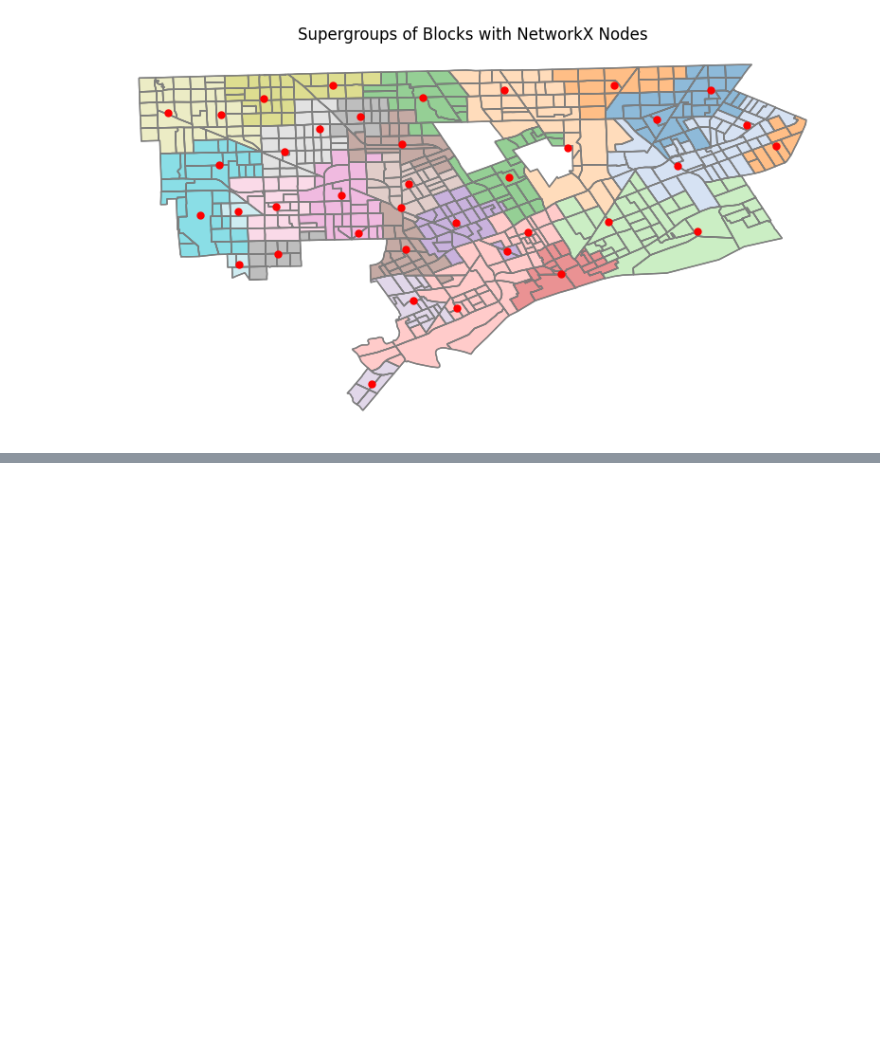
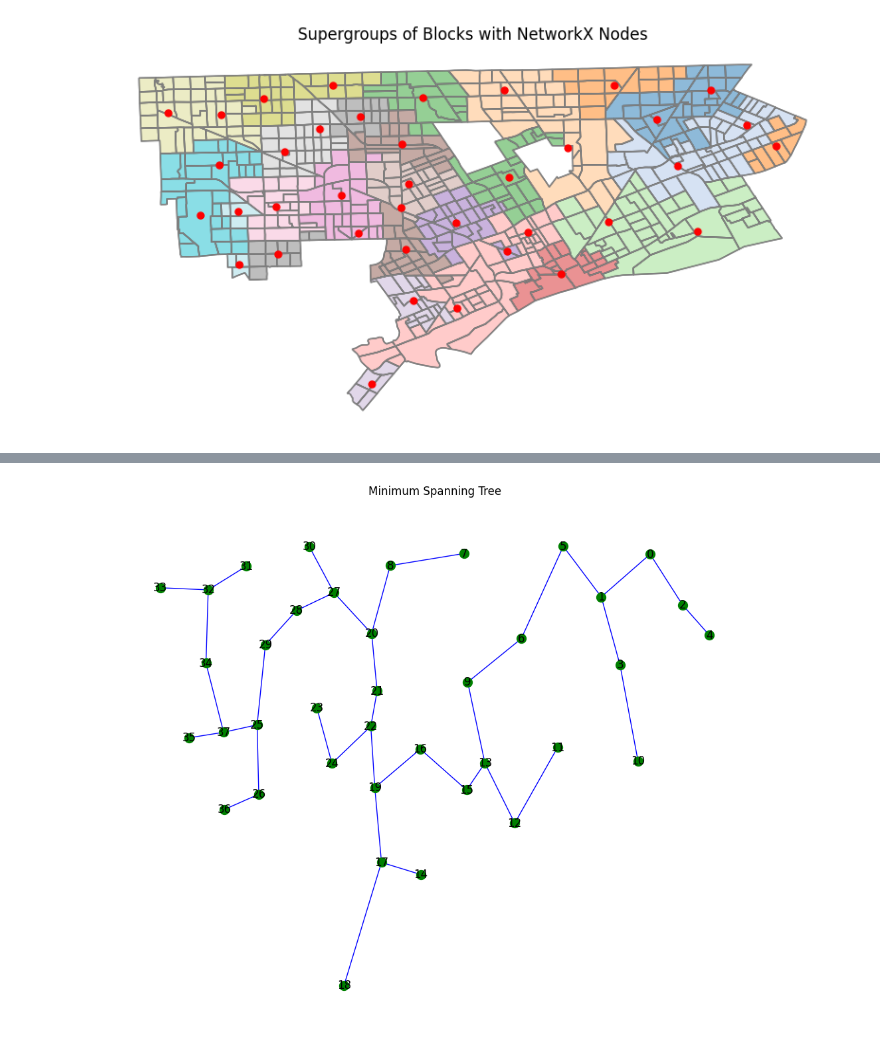
Before and after one commit to mgagea/CMSE202-Final-Project, a Jupyter notebook: Main_Project.ipynb, the cells around one changed output, grey strips where cells are left out. Drawn from its saved outputs; the diff is of its cells as text; code cells hidden in the pictures; blank space fills up the shorter version.

```diff
--- a/Main_Project.ipynb
+++ b/Main_Project.ipynb
@@ -457,3 +438,8 @@ for node, (x, y) in pos.items():
 plt.show()
 # %% [output]
 [figure]
+# %%
+import numpy as np
+coordinates_list = list(pos.values())
+coordinates_array = np.array(coordinates_list)
+coordinates_array
@@ -459,0 +464,24 @@ plt.show()
+# %%
+import numpy as np
+import networkx as nx
+import matplotlib.pyplot as plt
+from scipy.spatial import distance
+
+def plot_minimum_spanning_tree(coordinates):
+    G = nx.complete_graph(len(coordinates))
+    for i, (x1, y1) in enumerate(coordinates):
+        for j, (x2, y2) in enumerate(coordinates):
+            if i < j:
+                dist = distance.euclidean((x1, y1), (x2, y2))
+                G[i][j]['weight'] = dist
+    mst = nx.minimum_spanning_tree(G)
+    pos = {i: coord for i, coord in enumerate(coordinates)}
+    plt.figure(figsize=(10, 8))
+    nx.draw(mst, pos, with_labels=True, node_size=100, edge_color='blue', node_color='green')
+    plt.title('Minimum Spanning Tree')
+    plt.show()
+coordinates = coordinates_array
+
+plot_minimum_spanning_tree(coordinates)
+# %% [output]
+[figure, added]
```
Also changed, not shown: parts of 6 cells of this notebook.
